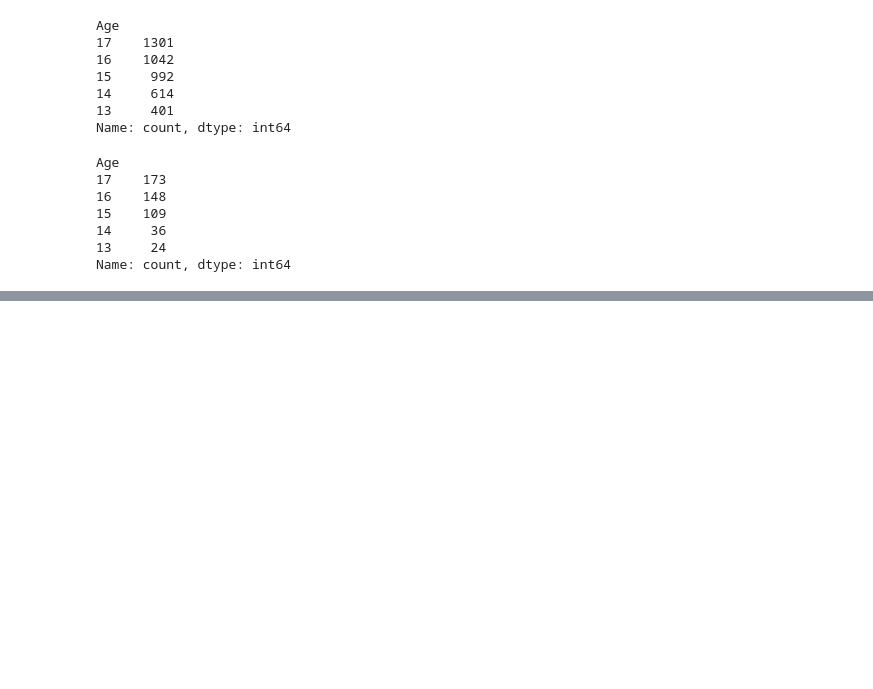
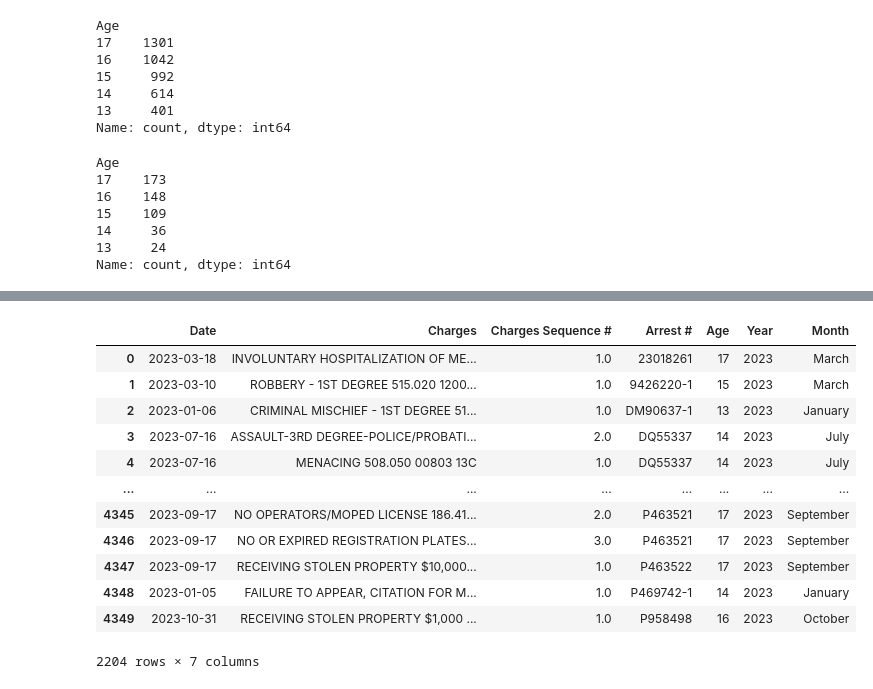
Before and after one commit to marresaburke/tracking_Louisville_crime, a Jupyter notebook: teens_arrested.ipynb, the cells around one changed output, grey strips where cells are left out. Cells and saved outputs as stored; diff of their text form; code cells hidden in the pictures; blank space fills up the shorter version.

```diff
--- a/teens_arrested.ipynb
+++ b/teens_arrested.ipynb
@@ -283,0 +255,19 @@ teen_data.loc[teen_data.Age == 13]
+# %%
+dates_teen_full_df = teen_data[(teen_data['Date'] > '2023-01-01') & (teen_data['Date'] < '2023-12-31')]
+dates_teen_full_df
+#stolen_charges_dates =  dates_teen_full_df[dates_teen_full_df['Charges'] == 'RECEIVING STOLEN PROPERTY $10,000 OR MORE 514.110(3)(c) 28014 280']
+#teen_charges_dates = dates_teen_full_df[dates_teen_full_df['Charges'] == 'POSS HANDGUN BY MINOR 1ST OFFENSE 527.100 52206 520']
+# %% [output]
+|  | Date | Charges | Charges Sequence # | Arrest # | Age | Year | Month |
+| 0 | 2023-03-18 | INVOLUNTARY HOSPITALIZATION OF ME... | 1.0 | 23018261 | 17 | 2023 | March |
+| 1 | 2023-03-10 | ROBBERY - 1ST DEGREE 515.020 1200... | 1.0 | 9426220-1 | 15 | 2023 | March |
+| 2 | 2023-01-06 | CRIMINAL MISCHIEF - 1ST DEGREE 51... | 1.0 | DM90637-1 | 13 | 2023 | January |
+| 3 | 2023-07-16 | ASSAULT-3RD DEGREE-POLICE/PROBATI... | 2.0 | DQ55337 | 14 | 2023 | July |
+| 4 | 2023-07-16 | MENACING 508.050 00803 13C | 1.0 | DQ55337 | 14 | 2023 | July |
+| ... | ... | ... | ... | ... | ... | ... | ... |
+| 4345 | 2023-09-17 | NO OPERATORS/MOPED LICENSE 186.41... | 2.0 | P463521 | 17 | 2023 | September |
+| 4346 | 2023-09-17 | NO OR EXPIRED REGISTRATION PLATES... | 3.0 | P463521 | 17 | 2023 | September |
+| 4347 | 2023-09-17 | RECEIVING STOLEN PROPERTY $10,000... | 1.0 | P463522 | 17 | 2023 | September |
+| 4348 | 2023-01-05 | FAILURE TO APPEAR, CITATION FOR M... | 1.0 | P469742-1 | 14 | 2023 | January |
+| 4349 | 2023-10-31 | RECEIVING STOLEN PROPERTY $1,000 ... | 1.0 | P958498 | 16 | 2023 | October |
+2204 rows × 7 columns
```
Also changed, not shown: parts of 5 cells of this notebook, 1 other file.
